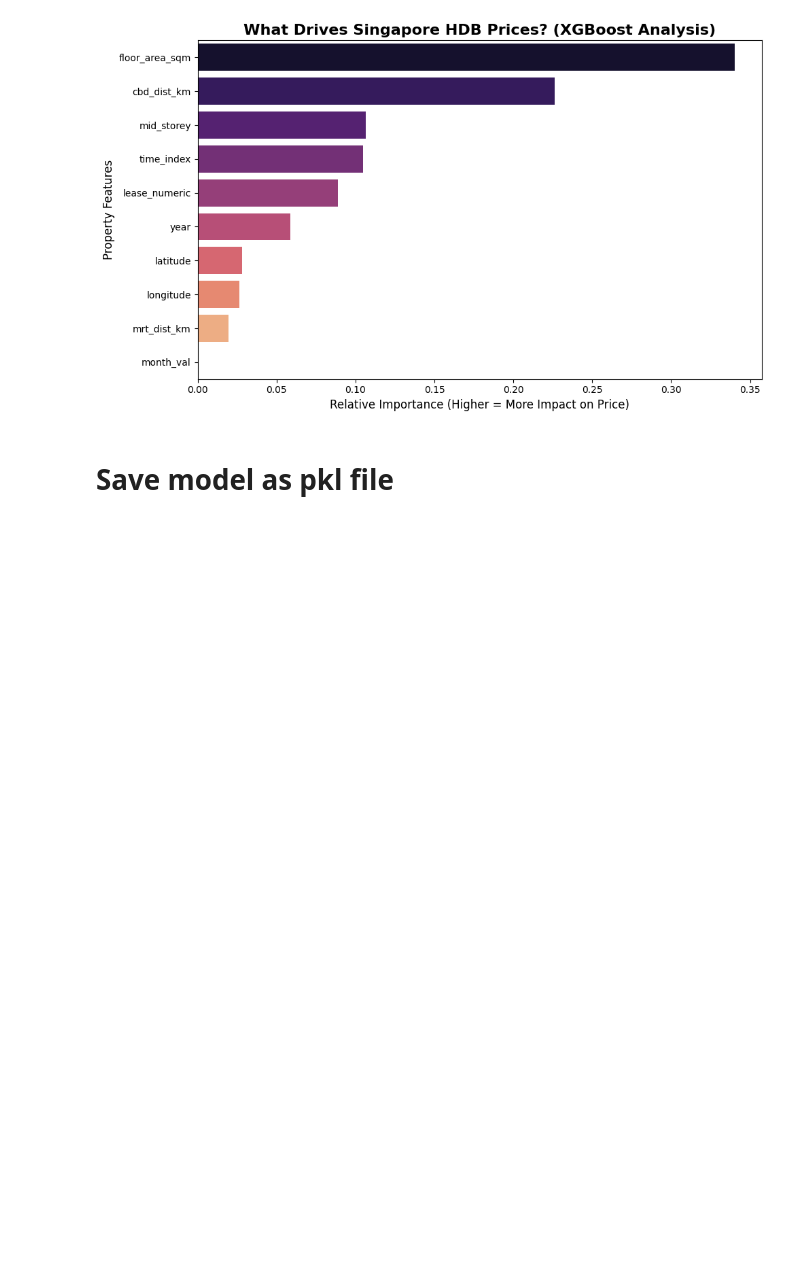
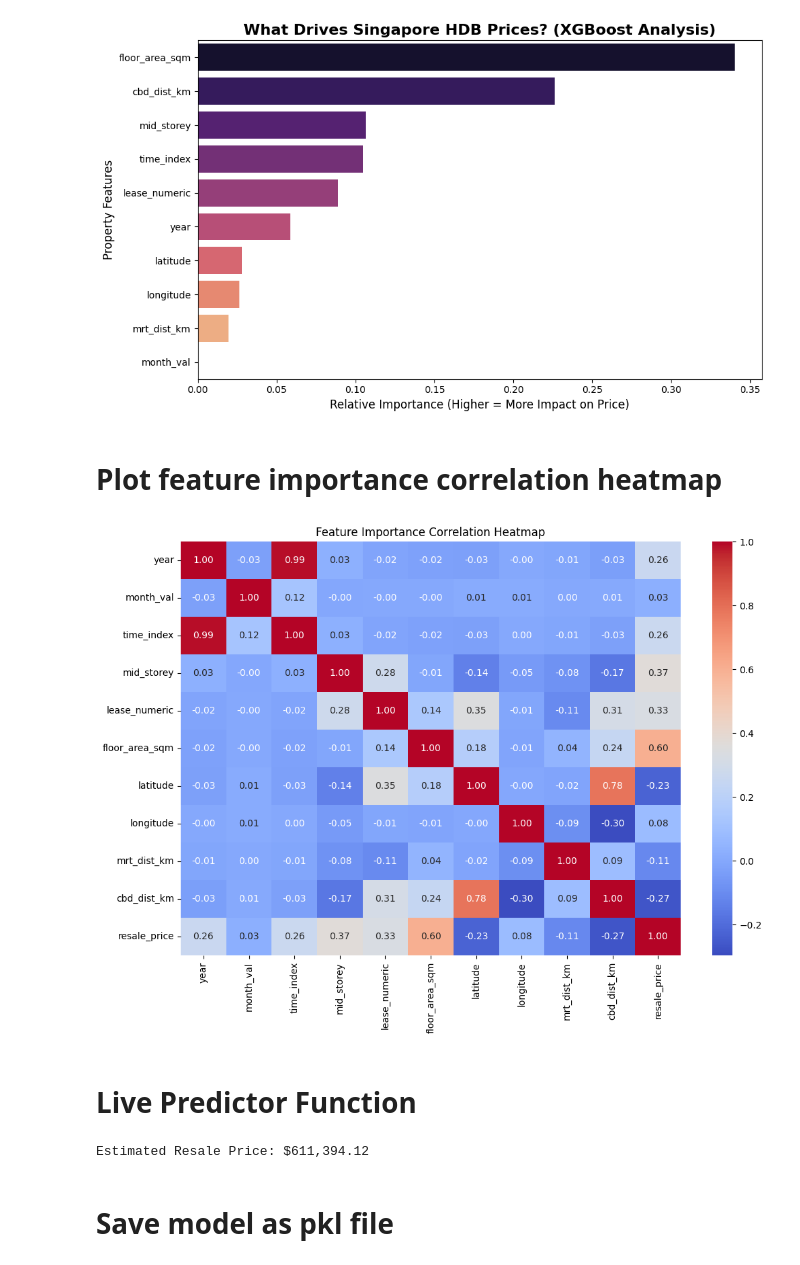
Before and after one commit to popolome/Singapore-HDB-Price-Intelligence-System, a Jupyter notebook: Singapore_HDB_Price_Intelligence_System.ipynb, the cells around one changed output. Drawn from its saved outputs; the diff is of its cells as text; code cells hidden in the pictures; blank space fills up the shorter version.

```diff
--- a/Singapore_HDB_Price_Intelligence_System.ipynb
+++ b/Singapore_HDB_Price_Intelligence_System.ipynb
@@ -388,6 +390,37 @@ plt.tight_layout()
 plt.show()
 # %% [output]
 [figure]
+# %% [markdown]
+# Plot feature importance correlation heatmap
+# %%
+plt.figure(figsize=(12, 8))
+sns.heatmap(
+    df[features + ['resale_price']].corr(),
+    annot=True,
+    cmap='coolwarm',
+    fmt='.2f'
+)
+
+plt.title("Feature Importance Correlation Heatmap")
+plt.show()
+# %% [output]
+[figure, added]
+# %% [markdown]
+# Live Predictor Function
+# %%
+# This is a function for predicting other new data coming in
+def predict_hdb_price(year, month, floor_area, mid_storey, lease_remain, lat, lon, mrt_dist, cbd_dist):
+  input_data = pd.DataFrame([[
+      year, month, year + (month/12), floor_area, mid_storey, lease_remain, lat, lon, mrt_dist, cbd_dist
+  ]], columns=features)
+
+  prediction = champion_model.predict(input_data)[0]
+  return f"Estimated Resale Price: ${prediction:,.2f}"
+
+# This is just an example data for prediction
+print(predict_hdb_price(2026, 3, 90, 10, 85, 1.35, 103.85, 0.5, 2.5))
+# %% [output]
+Estimated Resale Price: $611,394.12
 # %% [markdown]
 # Save model as pkl file
 # %%
```
Also changed, not shown: parts of 3 cells of this notebook.
